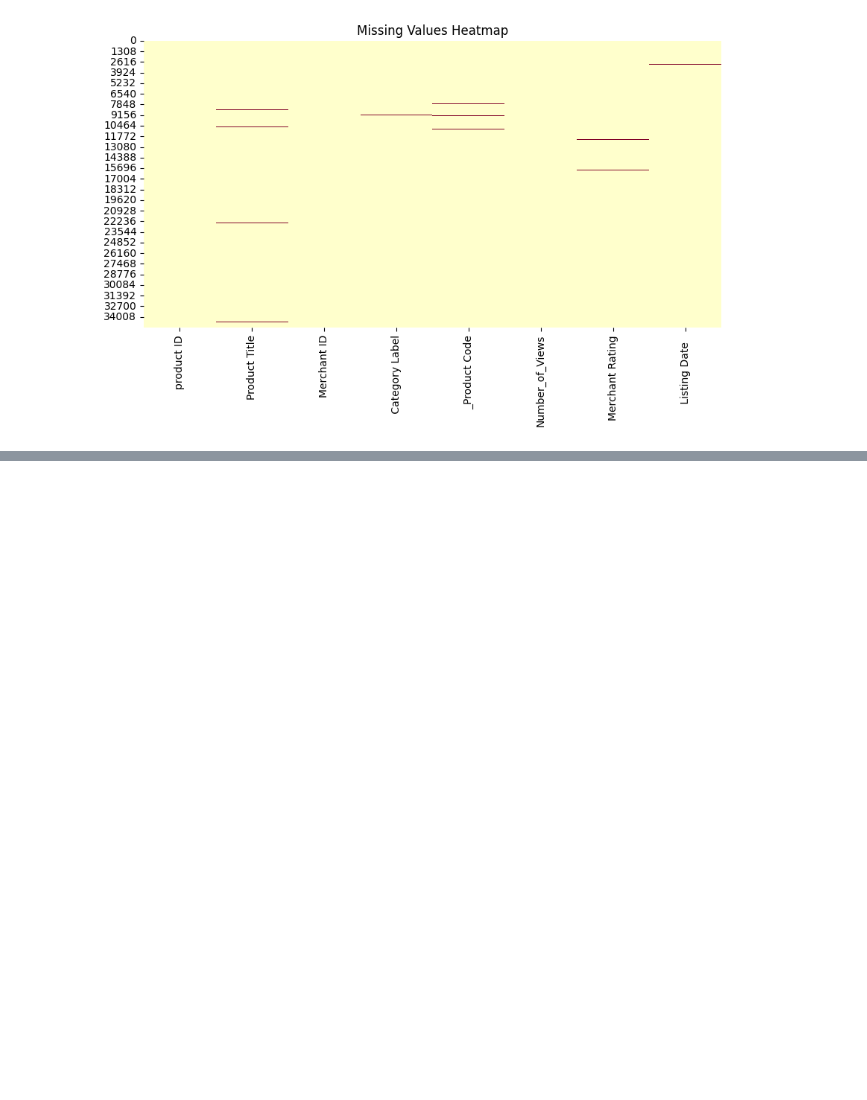
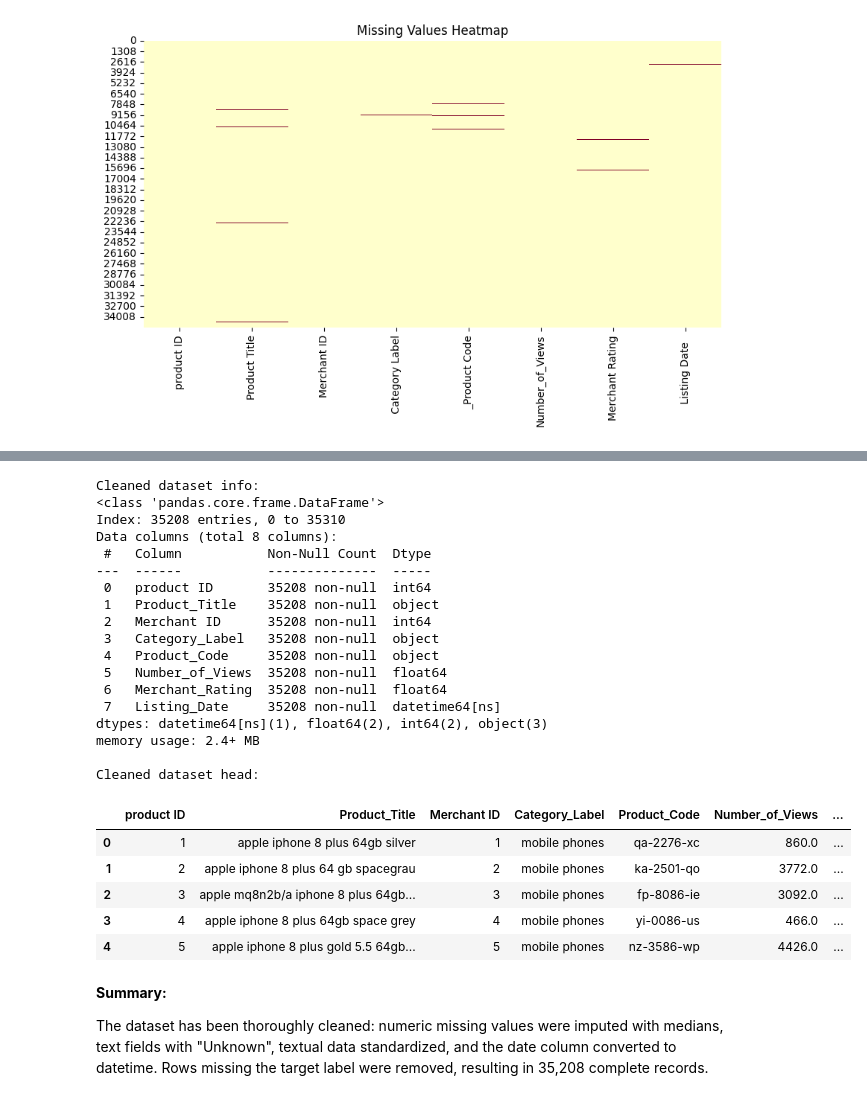
Before and after one commit to migo2555/ml-product-category-prediction-based-on-title-, a Jupyter notebook: product_category_prediction.ipynb, the cells around one changed output, grey strips where cells are left out. Cells and saved outputs as stored; diff of their text form; code cells hidden in the pictures; blank space fills up the shorter version.

Commit message:
Dataset cleaning and preprocessing

```diff
--- a/product_category_prediction.ipynb
+++ b/product_category_prediction.ipynb
@@ -144,0 +194,5 @@ plt.show()
+# %%
+df.columns = df.columns.str.strip()
+
+print("Cleaned column names:")
+print(df.columns.tolist())
@@ -144,0 +223,69 @@ plt.show()
+# %%
+import pandas as pd
+
+# Rename columns for easier access
+df = df.rename(columns={
+    'Product Title': 'Product_Title',
+    'Category Label': 'Category_Label',
+    '_Product Code': 'Product_Code',
+    'Merchant Rating': 'Merchant_Rating',
+    'Listing Date': 'Listing_Date'
+})
+
+# Define numeric and text columns
+numeric_cols = ['Number_of_Views', 'Merchant_Rating']
+text_cols = ['Product_Title', 'Product_Code']
+
+# Fill missing numeric values with median
+for col in numeric_cols:
+    df[col] = df[col].fillna(df[col].median())
+
+# Fill missing text values with "unknown"
+for col in text_cols:
+    df[col] = df[col].fillna("unknown")
+
+# Convert Listing_Date to datetime; missing values become NaT
+df['Listing_Date'] = pd.to_datetime(df['Listing_Date'], errors='coerce')
+
+# Drop rows with missing target category
+df = df.dropna(subset=['Category_Label'])
+
+# 8. Standardize text columns to lowercase and strip whitespace
+for col in ['Product_Title', 'Category_Label', 'Product_Code']:
+    df[col] = df[col].str.lower().str.strip()
+
+# Show final dataset info
+print("Cleaned dataset info:")
+df.info()
+
+print("\nCleaned dataset head:")
+display(df.head())
+# %% [output]
+Cleaned dataset info:
+<class 'pandas.core.frame.DataFrame'>
+Index: 35208 entries, 0 to 35310
+Data columns (total 8 columns):
+ #   Column           Non-Null Count  Dtype
+---  ------           --------------  -----
+ 0   product ID       35208 non-null  int64
+ 1   Product_Title    35208 non-null  object
+ 2   Merchant ID      35208 non-null  int64
+ 3   Category_Label   35208 non-null  object
+ 4   Product_Code     35208 non-null  object
+ 5   Number_of_Views  35208 non-null  float64
+ 6   Merchant_Rating  35208 non-null  float64
+ 7   Listing_Date     35208 non-null  datetime64[ns]
+dtypes: datetime64[ns](1), float64(2), int64(2), object(3)
+memory usage: 2.4+ MB
+
+Cleaned dataset head:
+|  | product ID | Product_Title | Merchant ID | Category_Label | Product_Code | Number_of_Views | ... |
+| 0 | 1 | apple iphone 8 plus 64gb silver | 1 | mobile phones | qa-2276-xc | 860.0 | ... |
+| 1 | 2 | apple iphone 8 plus 64 gb spacegrau | 2 | mobile phones | ka-2501-qo | 3772.0 | ... |
+| 2 | 3 | apple mq8n2b/a iphone 8 plus 64gb... | 3 | mobile phones | fp-8086-ie | 3092.0 | ... |
+| 3 | 4 | apple iphone 8 plus 64gb space grey | 4 | mobile phones | yi-0086-us | 466.0 | ... |
+| 4 | 5 | apple iphone 8 plus gold 5.5 64gb... | 5 | mobile phones | nz-3586-wp | 4426.0 | ... |
+# %% [markdown]
+**Summary:**
+
+The dataset has been thoroughly cleaned: numeric missing values were imputed with medians, text fields with "Unknown", textual data standardized, and the date column converted to datetime. Rows missing the target label were removed, resulting in 35,208 complete records.
```
Also changed, not shown: parts of 6 cells of this notebook.
